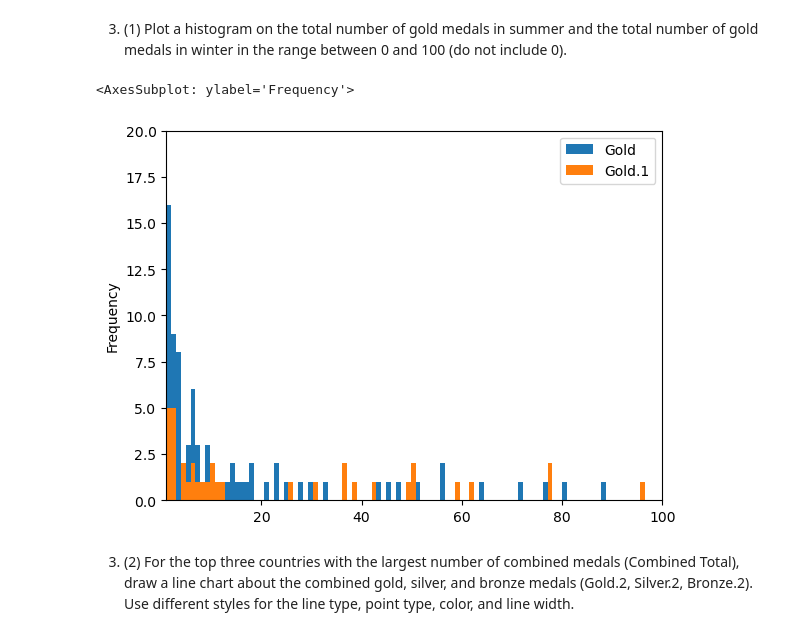
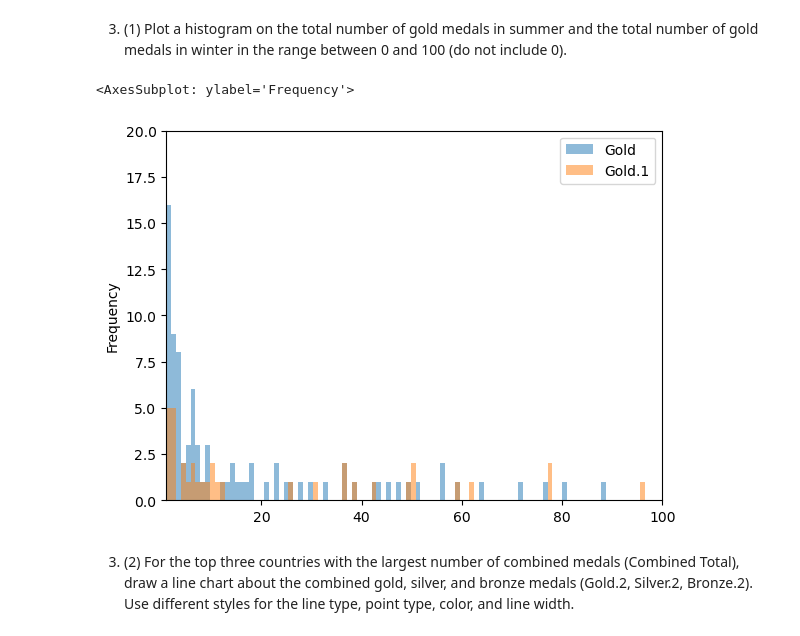
Before and after one commit to AlexLeungZ/SDSC2001, a Jupyter notebook: asg/Assignment3_56046680.ipynb, the cells around one changed output. Saved outputs shown, nothing was run; the diff lists cells and outputs as text; code cells hidden in the pictures.

```diff
--- a/asg/Assignment3_56046680.ipynb
+++ b/asg/Assignment3_56046680.ipynb
@@ -98,11 +98,11 @@ df = pd.read_csv('medals.csv', index_col=0, skiprows=0)
 # %%
 # Your answer here
 # Question unclear, not sure what it actually wants
 total = df.dropna()[["Gold", "Gold.1"]]
-total.plot.hist(bins=1000, xlim=(1, 100), ylim=(0, 20))
+total.plot.hist(bins=1000, xlim=(1, 100), ylim=(0, 20), alpha=0.5)
 # %% [output]
 <AxesSubplot: ylabel='Frequency'>
-[figure, old version]
+[figure, new version]
 # %% [markdown]
 3. (2) For the top three countries with the largest number of combined medals (Combined Total), draw a line chart about the combined gold, silver, and bronze medals (Gold.2, Silver.2, Bronze.2). Use different styles for the line type, point type, color, and line width.
 # %%
```
